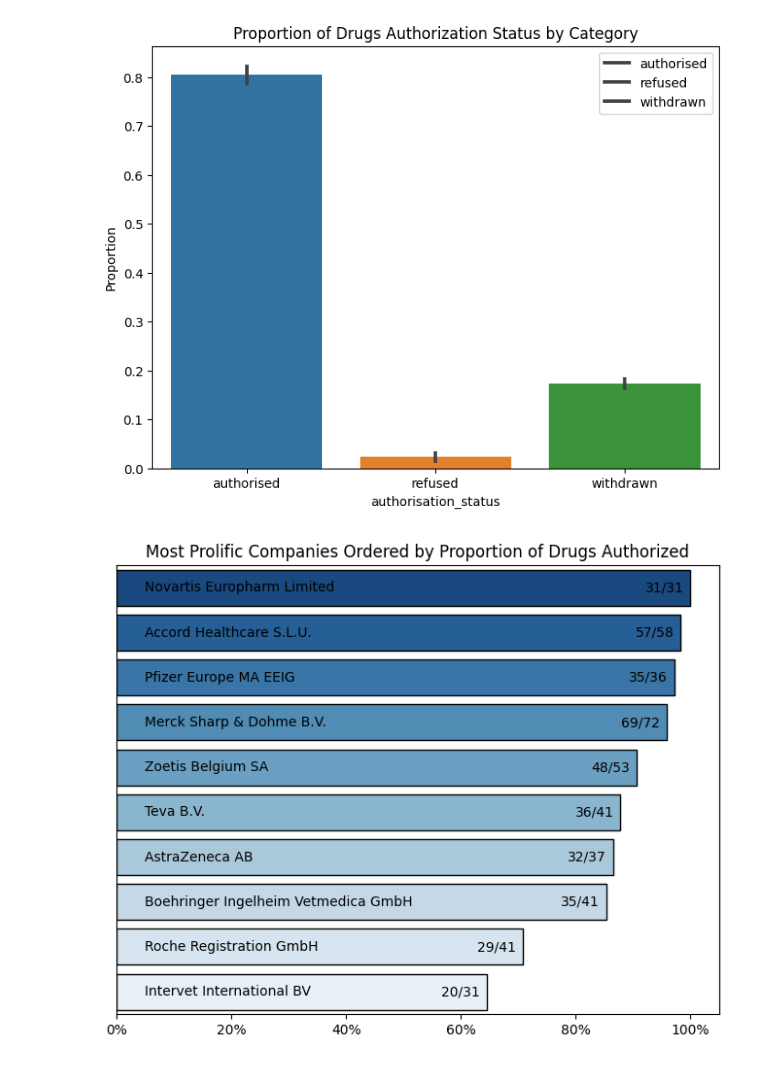
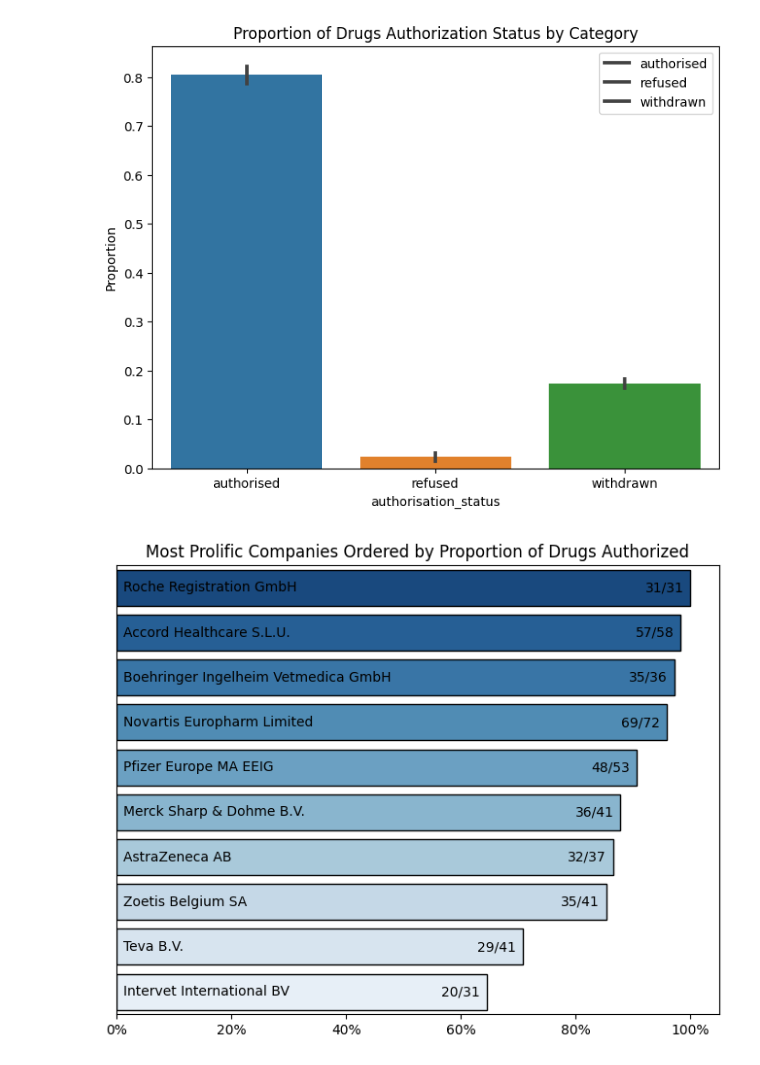
Before and after one commit to MattHondrakis/Python-Data-Science, a Jupyter notebook: Drugs.ipynb, the cells around one changed output. Saved outputs shown, nothing was run; the diff lists cells and outputs as text; code cells hidden in the pictures.

```diff
--- a/Drugs.ipynb
+++ b/Drugs.ipynb
@@ -88,25 +88,33 @@ plt.show()
 # %% [output]
 [figure]
 # %%
-# Plot the result
+company_stats = (
+    drugs.groupby("marketing_authorisation_holder_company_name")
+    .agg(n=("marketing_authorisation_holder_company_name", "count"), prop=("authorisation_status", lambda x: (x == "authorised").mean()))
+    .sort_values(by=["n", "prop"], ascending=False)
+    .reset_index()
+    .head(10)
+)
+
+# Reorder based on the proportion
+company_stats = company_stats.sort_values(by="prop", ascending=False)
+
 fig, ax = plt.subplots(figsize=(8, 6))
 bars = sns.barplot(
     data=company_stats, x="prop", y="marketing_authorisation_holder_company_name", palette="Blues_r", linewidth=1, edgecolor="black", ax=ax
 )
 plt.ylabel("")
 plt.xlabel("")
 plt.title("Most Prolific Companies Ordered by Proportion of Drugs Authorized")
-plt.gca().xaxis.set_major_formatter(PercentFormatter(1))
 
 # Add text labels
 for index, bar in enumerate(ax.containers[0].patches):
     value = f"{company_stats.iloc[index]['prop'] * company_stats.iloc[index]['n']:.0f}/{company_stats.iloc[index]['n']}"
     ax.annotate(value, (bar.get_width(), bar.get_y() + bar.get_height() / 2), ha='right', va='center', color='black', xytext=(-5, 0), textcoords='offset points')
+    ax.annotate(company_stats.iloc[index]['marketing_authorisation_holder_company_name'], (0, bar.get_y() + bar.get_height() / 2), ha='left', va='center', color='black', xytext=(5, 0), textcoords='offset points')
 
-for index, row in company_stats.iterrows():
-    plt.text(0.05, index, row["marketing_authorisation_holder_company_name"], ha="left", va="center", color="black")
-
+plt.gca().xaxis.set_major_formatter(PercentFormatter(1))
 plt.gca().axes.get_yaxis().set_visible(False)
 plt.show()
 # %% [output]
-[figure, old version]
+[figure, new version]
```
